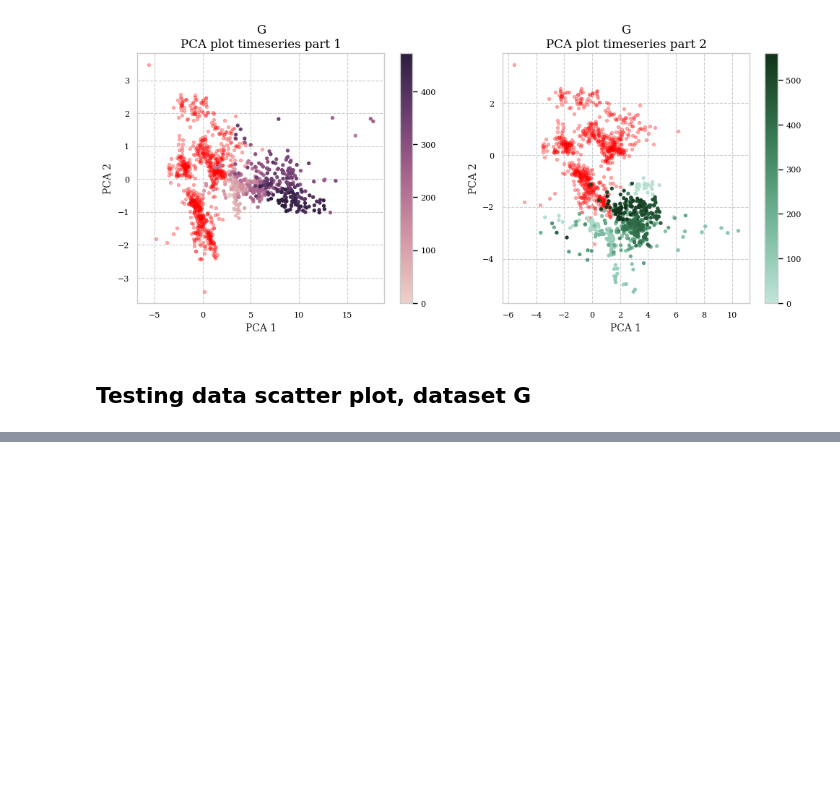
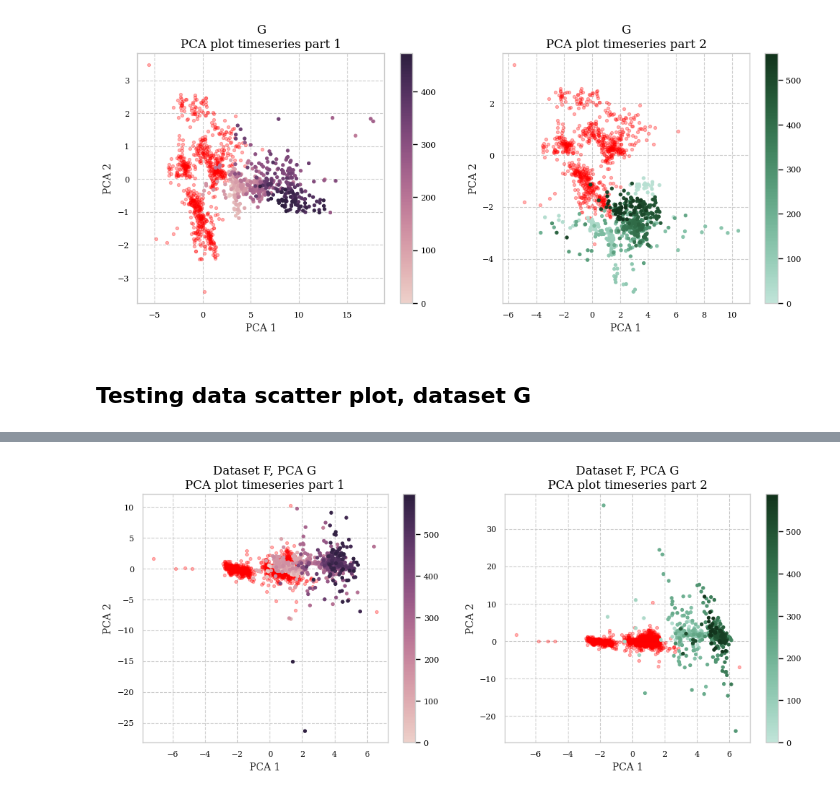
Before and after one commit to hermanwh/master-thesis, a Jupyter notebook: 1_pca_plot.ipynb, the cells around one changed output, grey strips where cells are left out. Cells and saved outputs as stored; diff of their text form; code cells hidden in the pictures; blank space fills up the shorter version.

```diff
--- a/1_pca_plot.ipynb
+++ b/1_pca_plot.ipynb
@@ -224,0 +367,82 @@ mlApi.pcaDuoPlot(df_train, df_test_1, df_test_2, datasetName)
+# %%
+mlApi.reset()
+
+filename, columns, irrelevantColumns, targetColumns, traintime, testtime, columnOrder = configs.getConfigG('180min')
+datasetName = "G"
+
+testtime = [
+	"2017-01-01 00:00:00",
+	"2020-03-01 00:00:00",
+]
+
+
+testtime1 = [
+    "2019-02-01 00:00:00",
+    "2019-04-01 00:00:00",
+]
+
+testtime2 = [
+    "2019-09-01 00:00:00",
+    "2019-11-10 00:00:00",
+]
+
+df = mlApi.initDataframe(filename, columns, irrelevantColumns)
+mlApi._df = df[columnOrder[:6]]
+df_train, df_test = mlApi.getTestTrainSplit(traintime, testtime)
+df_test_1, df_test_2 = mlApi.getTestTrainSplit([testtime1], testtime2)
+
+from sklearn.preprocessing import StandardScaler
+from sklearn.decomposition import PCA
+
+g_train_vals = df_train.values
+g_sc = StandardScaler()
+g_sc.fit(g_train_vals)
+g_train_vals_scaled = g_sc.transform(g_train_vals)
+
+pca = PCA(n_components=2)
+pca.fit(g_train_vals_scaled)
+
+g_train = pca.transform(g_sc.transform(df_train.values))
+g_test_1 = pca.transform(g_sc.transform(df_test_1.values))
+g_test_2 = pca.transform(g_sc.transform(df_test_2.values))
+
+g_df_train = df_train
+g_df_test_1 = df_test_1
+g_df_test_2 = df_test_2
+
+mlApi.reset()
+
+filename, columns, irrelevantColumns, targetColumns, traintime, testtime, columnOrder = configs.getConfigF('180min')
+datasetName = "F"
+
+testtime = [
+    ["2018-01-01 00:00:00", "2019-05-01 00:00:00"]
+]
+
+testtime1 = [
+    "2018-09-25 00:00:00",
+    "2018-12-10 00:00:00"
+]
+
+testtime2 = [
+    "2019-02-15 00:00:00",
+    "2019-05-01 00:00:00",
+]
+
+df = mlApi.initDataframe(filename, columns, irrelevantColumns)
+mlApi._df = df[columnOrder[:6]]
+df_train, df_test = mlApi.getTestTrainSplit(traintime, testtime)
+df_test_1, df_test_2 = mlApi.getTestTrainSplit([testtime1], testtime2)
+
+f_train_vals = df_train.values
+f_sc = StandardScaler()
+f_sc.fit(f_train_vals)
+f_train_vals_scaled = f_sc.transform(f_train_vals)
+
+f_train = pca.transform(f_sc.transform(df_train.values))
+f_test_1 = pca.transform(f_sc.transform(df_test_1.values))
+f_test_2 = pca.transform(f_sc.transform(df_test_2.values))
+
+plotPCA(f_train, f_test_1, f_test_2, df_train, df_test_1, df_test_2, "Dataset F, PCA G")
+plotPCA(g_train, g_test_1, g_test_2, g_df_train, g_df_test_1, g_df_test_2, "Dataset G, PCA G")
+# %% [output]
@@ -224,0 +466 @@ mlApi.pcaDuoPlot(df_train, df_test_1, df_test_2, datasetName)
+[figure, added]
```
Also changed, not shown: parts of 4 cells of this notebook, 49 other files.
